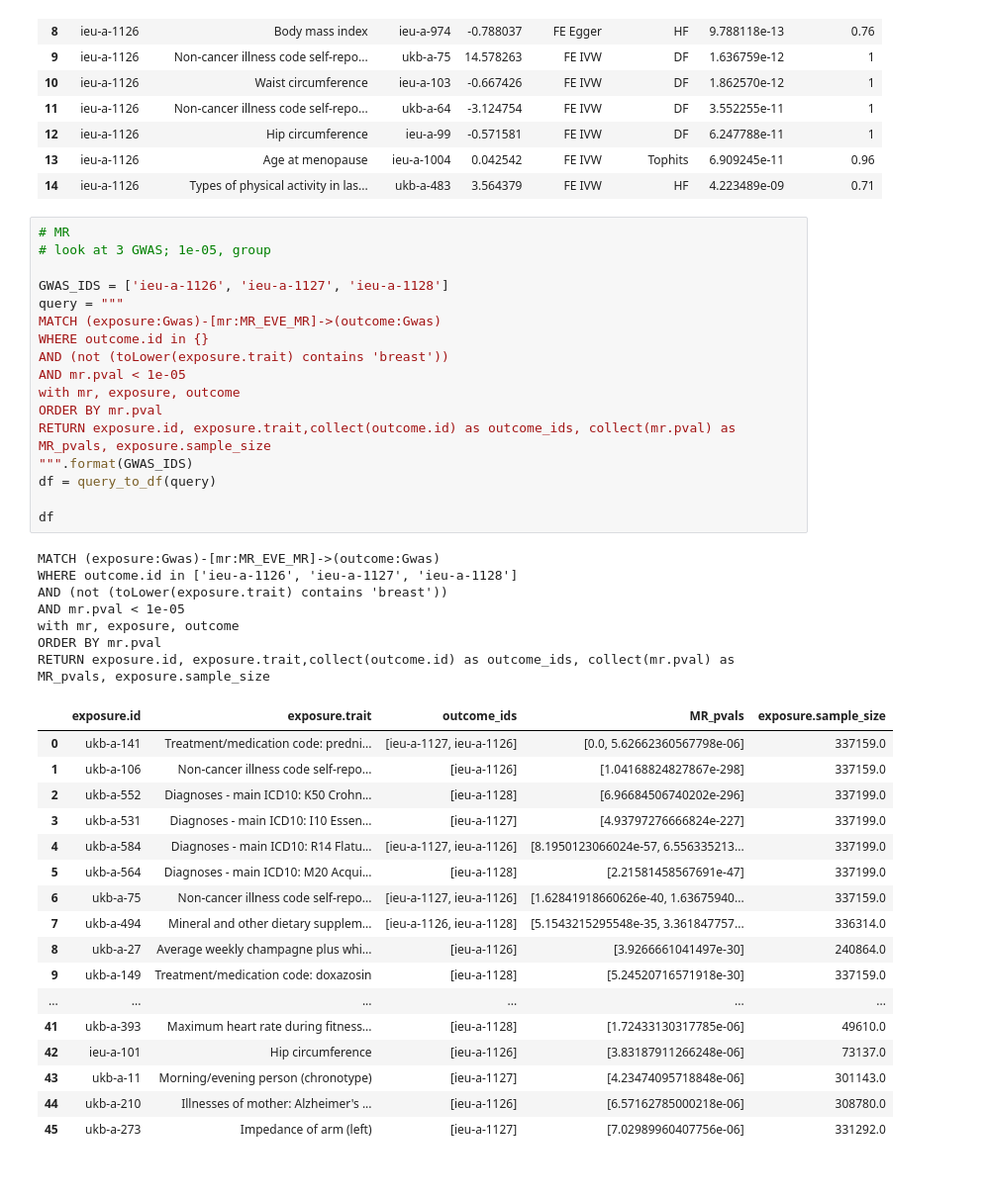
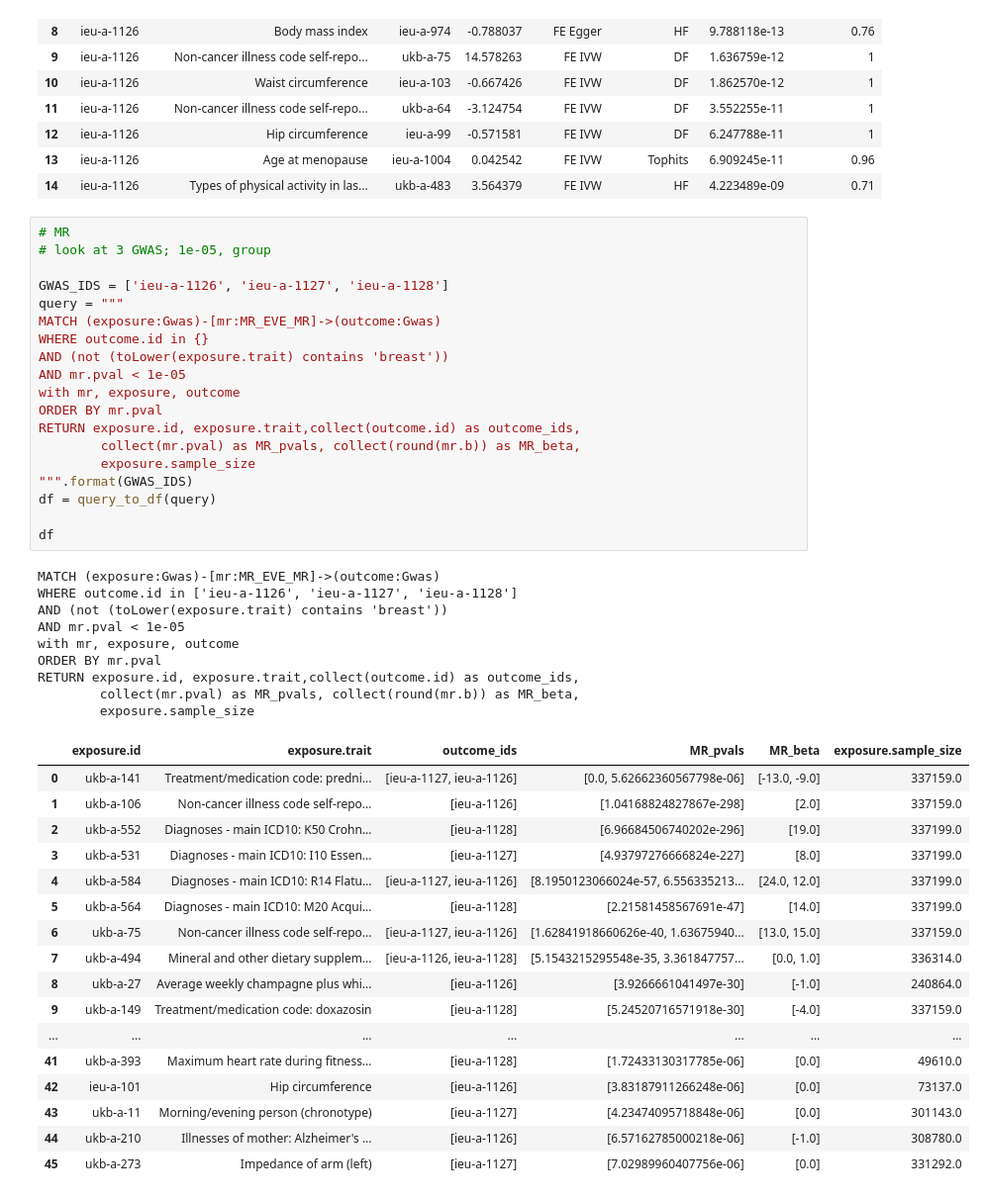
Before and after one commit to mvab/epigraphdb-breast-cancer, a Jupyter notebook: explore_breast_cancer_epigraphdb.ipynb, the cells around one changed output. Shown at 99% size. Drawn from its saved outputs; the diff is of its cells as text.

```diff
--- a/explore_breast_cancer_epigraphdb.ipynb
+++ b/explore_breast_cancer_epigraphdb.ipynb
@@ -596,42 +422,46 @@ RETURN exposure {.id, .trait}, outcome.id, mr {.b, .pval, .method, .selection, .
 # %%
 # MR
 # look at 3 GWAS; 1e-05, group
 
 GWAS_IDS = ['ieu-a-1126', 'ieu-a-1127', 'ieu-a-1128']
 query = """
 MATCH (exposure:Gwas)-[mr:MR_EVE_MR]->(outcome:Gwas)
 WHERE outcome.id in {}
 AND (not (toLower(exposure.trait) contains 'breast'))
 AND mr.pval < 1e-05
 with mr, exposure, outcome
 ORDER BY mr.pval
-RETURN exposure.id, exposure.trait,collect(outcome.id) as outcome_ids, collect(mr.pval) as MR_pvals, exposure.sample_size
+RETURN exposure.id, exposure.trait,collect(outcome.id) as outcome_ids,
+        collect(mr.pval) as MR_pvals, collect(round(mr.b)) as MR_beta,
+        exposure.sample_size
 """.format(GWAS_IDS)
 df = query_to_df(query)
 
 df
 # %% [output]
 MATCH (exposure:Gwas)-[mr:MR_EVE_MR]->(outcome:Gwas)
 WHERE outcome.id in ['ieu-a-1126', 'ieu-a-1127', 'ieu-a-1128']
 AND (not (toLower(exposure.trait) contains 'breast'))
 AND mr.pval < 1e-05
 with mr, exposure, outcome
 ORDER BY mr.pval
-RETURN exposure.id, exposure.trait,collect(outcome.id) as outcome_ids, collect(mr.pval) as MR_pvals, exposure.sample_size
+RETURN exposure.id, exposure.trait,collect(outcome.id) as outcome_ids,
+        collect(mr.pval) as MR_pvals, collect(round(mr.b)) as MR_beta,
+        exposure.sample_size
-|  | exposure.id | exposure.trait | outcome_ids | MR_pvals | exposure.sample_size |
-| 0 | ukb-a-141 | Treatment/medication code: predni... | [ieu-a-1127, ieu-a-1126] | [0.0, 5.62662360567798e-06] | 337159.0 |
-| 1 | ukb-a-106 | Non-cancer illness code self-repo... | [ieu-a-1126] | [1.04168824827867e-298] | 337159.0 |
-| 2 | ukb-a-552 | Diagnoses - main ICD10: K50 Crohn... | [ieu-a-1128] | [6.96684506740202e-296] | 337199.0 |
-| 3 | ukb-a-531 | Diagnoses - main ICD10: I10 Essen... | [ieu-a-1127] | [4.93797276666824e-227] | 337199.0 |
-| 4 | ukb-a-584 | Diagnoses - main ICD10: R14 Flatu... | [ieu-a-1127, ieu-a-1126] | [8.1950123066024e-57, 6.556335213... | 337199.0 |
-| 5 | ukb-a-564 | Diagnoses - main ICD10: M20 Acqui... | [ieu-a-1128] | [2.21581458567691e-47] | 337199.0 |
-| 6 | ukb-a-75 | Non-cancer illness code self-repo... | [ieu-a-1127, ieu-a-1126] | [1.62841918660626e-40, 1.63675940... | 337159.0 |
-| 7 | ukb-a-494 | Mineral and other dietary supplem... | [ieu-a-1126, ieu-a-1128] | [5.1543215295548e-35, 3.361847757... | 336314.0 |
-| 8 | ukb-a-27 | Average weekly champagne plus whi... | [ieu-a-1126] | [3.9266661041497e-30] | 240864.0 |
-| 9 | ukb-a-149 | Treatment/medication code: doxazosin | [ieu-a-1128] | [5.24520716571918e-30] | 337159.0 |
-| ... | ... | ... | ... | ... | ... |
-| 41 | ukb-a-393 | Maximum heart rate during fitness... | [ieu-a-1128] | [1.72433130317785e-06] | 49610.0 |
-| 42 | ieu-a-101 | Hip circumference | [ieu-a-1126] | [3.83187911266248e-06] | 73137.0 |
-| 43 | ukb-a-11 | Morning/evening person (chronotype) | [ieu-a-1127] | [4.23474095718848e-06] | 301143.0 |
-| 44 | ukb-a-210 | Illnesses of mother: Alzheimer's ... | [ieu-a-1126] | [6.57162785000218e-06] | 308780.0 |
-| 45 | ukb-a-273 | Impedance of arm (left) | [ieu-a-1127] | [7.02989960407756e-06] | 331292.0 |
+|  | exposure.id | exposure.trait | outcome_ids | MR_pvals | MR_beta | exposure.sample_size |
+| 0 | ukb-a-141 | Treatment/medication code: predni... | [ieu-a-1127, ieu-a-1126] | [0.0, 5.62662360567798e-06] | [-13.0, -9.0] | 337159.0 |
+| 1 | ukb-a-106 | Non-cancer illness code self-repo... | [ieu-a-1126] | [1.04168824827867e-298] | [2.0] | 337159.0 |
+| 2 | ukb-a-552 | Diagnoses - main ICD10: K50 Crohn... | [ieu-a-1128] | [6.96684506740202e-296] | [19.0] | 337199.0 |
+| 3 | ukb-a-531 | Diagnoses - main ICD10: I10 Essen... | [ieu-a-1127] | [4.93797276666824e-227] | [8.0] | 337199.0 |
+| 4 | ukb-a-584 | Diagnoses - main ICD10: R14 Flatu... | [ieu-a-1127, ieu-a-1126] | [8.1950123066024e-57, 6.556335213... | [24.0, 12.0] | 337199.0 |
+| 5 | ukb-a-564 | Diagnoses - main ICD10: M20 Acqui... | [ieu-a-1128] | [2.21581458567691e-47] | [14.0] | 337199.0 |
+| 6 | ukb-a-75 | Non-cancer illness code self-repo... | [ieu-a-1127, ieu-a-1126] | [1.62841918660626e-40, 1.63675940... | [13.0, 15.0] | 337159.0 |
+| 7 | ukb-a-494 | Mineral and other dietary supplem... | [ieu-a-1126, ieu-a-1128] | [5.1543215295548e-35, 3.361847757... | [0.0, 1.0] | 336314.0 |
+| 8 | ukb-a-27 | Average weekly champagne plus whi... | [ieu-a-1126] | [3.9266661041497e-30] | [-1.0] | 240864.0 |
+| 9 | ukb-a-149 | Treatment/medication code: doxazosin | [ieu-a-1128] | [5.24520716571918e-30] | [-4.0] | 337159.0 |
+| ... | ... | ... | ... | ... | ... | ... |
+| 41 | ukb-a-393 | Maximum heart rate during fitness... | [ieu-a-1128] | [1.72433130317785e-06] | [0.0] | 49610.0 |
+| 42 | ieu-a-101 | Hip circumference | [ieu-a-1126] | [3.83187911266248e-06] | [0.0] | 73137.0 |
+| 43 | ukb-a-11 | Morning/evening person (chronotype) | [ieu-a-1127] | [4.23474095718848e-06] | [0.0] | 301143.0 |
+| 44 | ukb-a-210 | Illnesses of mother: Alzheimer's ... | [ieu-a-1126] | [6.57162785000218e-06] | [-1.0] | 308780.0 |
+| 45 | ukb-a-273 | Impedance of arm (left) | [ieu-a-1127] | [7.02989960407756e-06] | [0.0] | 331292.0 |
```
Also changed, not shown: parts of 61 cells of this notebook, 4 other files.
